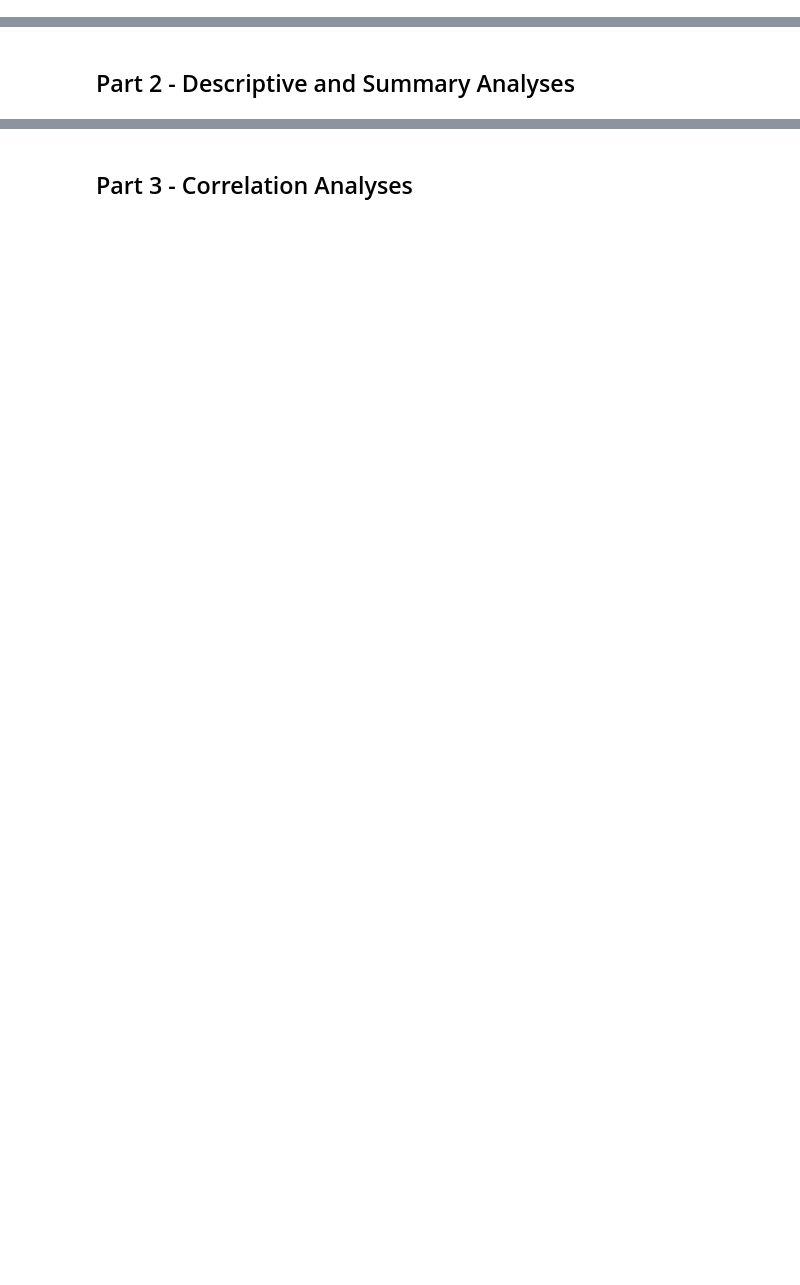
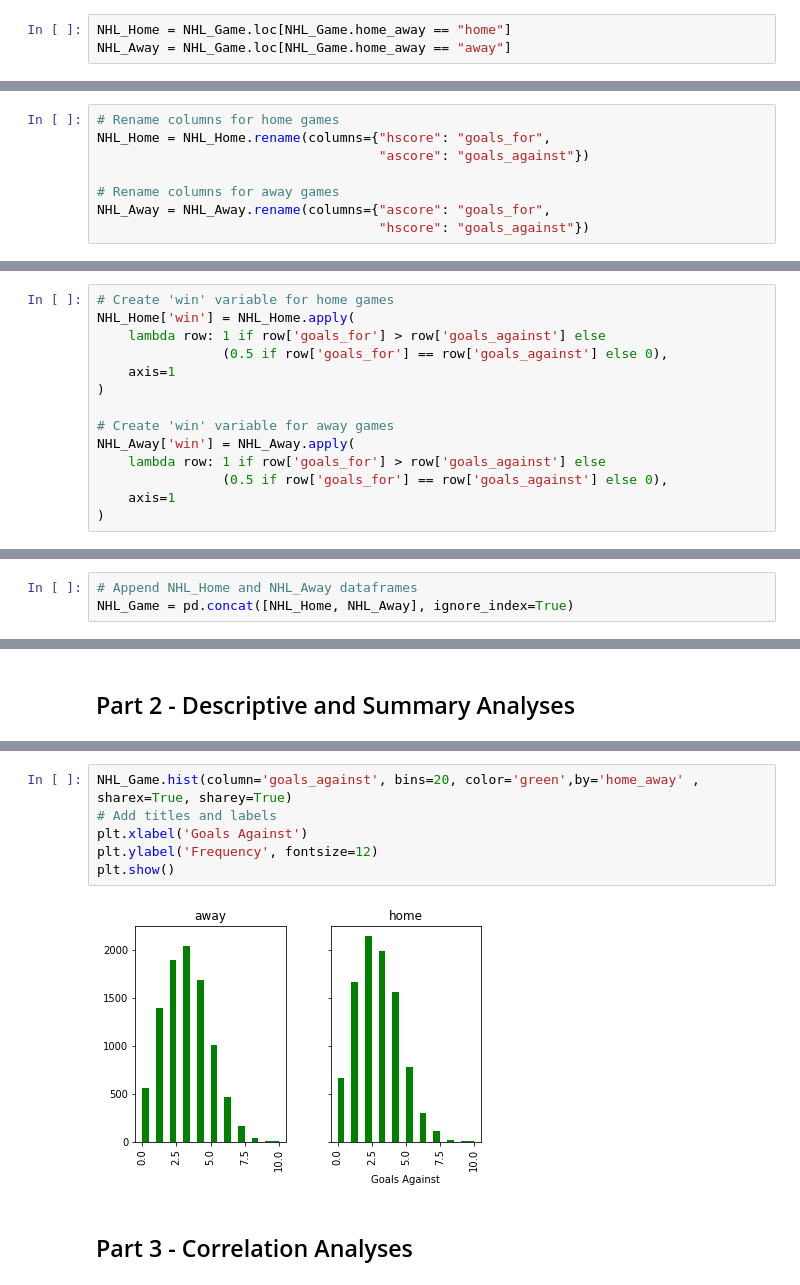
Before and after one commit to Abdallah-hilal/Sports-Performance-Analytics-Specialization, a Jupyter notebook: Assignments/Week 2 Assignment.ipynb, the cells around one changed output, grey strips where cells are left out. Cells and saved outputs as stored; diff of their text form; blank space fills up the shorter version.

```diff
--- a/Assignments/Week 2 Assignment.ipynb
+++ b/Assignments/Week 2 Assignment.ipynb
@@ -54,0 +188,3 @@ NHL_Game.head()
+# %%
+NHL_Home = NHL_Game.loc[NHL_Game.home_away == "home"]
+NHL_Away = NHL_Game.loc[NHL_Game.home_away == "away"]
@@ -54,0 +209,8 @@ NHL_Game.head()
+# %%
+# Rename columns for home games
+NHL_Home = NHL_Home.rename(columns={"hscore": "goals_for",
+                                    "ascore": "goals_against"})
+
+# Rename columns for away games
+NHL_Away = NHL_Away.rename(columns={"ascore": "goals_for",
+                                    "hscore": "goals_against"})
@@ -54,0 +219,14 @@ NHL_Game.head()
+# %%
+# Create 'win' variable for home games
+NHL_Home['win'] = NHL_Home.apply(
+    lambda row: 1 if row['goals_for'] > row['goals_against'] else
+                (0.5 if row['goals_for'] == row['goals_against'] else 0),
+    axis=1
+)
+
+# Create 'win' variable for away games
+NHL_Away['win'] = NHL_Away.apply(
+    lambda row: 1 if row['goals_for'] > row['goals_against'] else
+                (0.5 if row['goals_for'] == row['goals_against'] else 0),
+    axis=1
+)
@@ -54,0 +260,3 @@ NHL_Game.head()
+# %%
+# Append NHL_Home and NHL_Away dataframes
+NHL_Game = pd.concat([NHL_Home, NHL_Away], ignore_index=True)
@@ -61,2 +515,10 @@ NHL_PPPK.head()
+# %%
+NHL_Game.hist(column='goals_against', bins=20, color='green',by='home_away' , sharex=True, sharey=True)
+# Add titles and labels
+plt.xlabel('Goals Against')
+plt.ylabel('Frequency', fontsize=12)
+plt.show()
+# %% [output]
+[figure, added]
 # %% [markdown]
 ## Part 3 - Correlation Analyses
```
Also changed, not shown: parts of 87 cells of this notebook, 7 other files.
